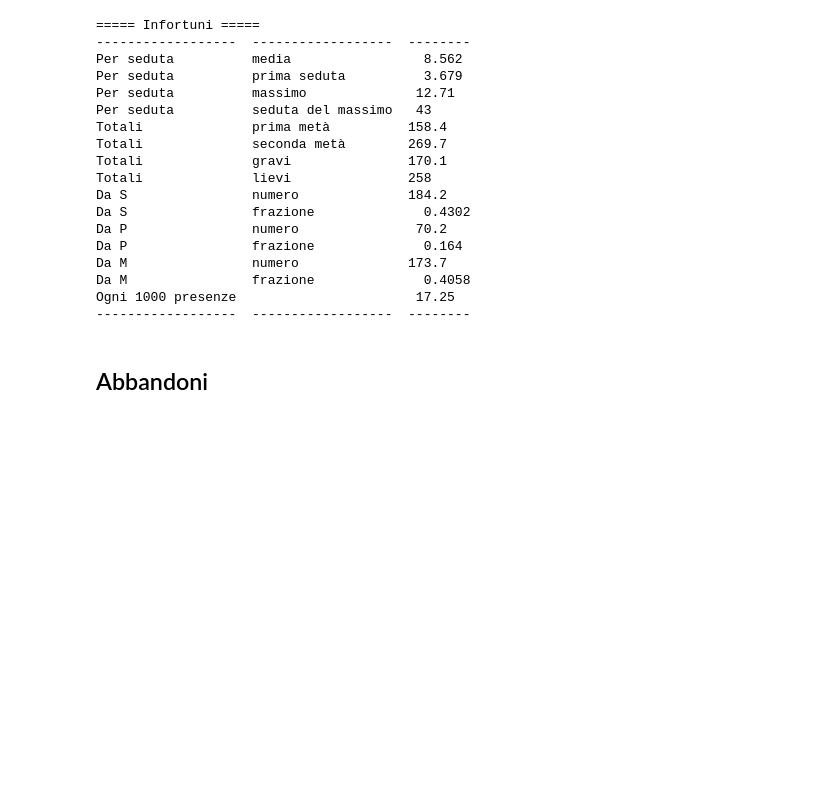
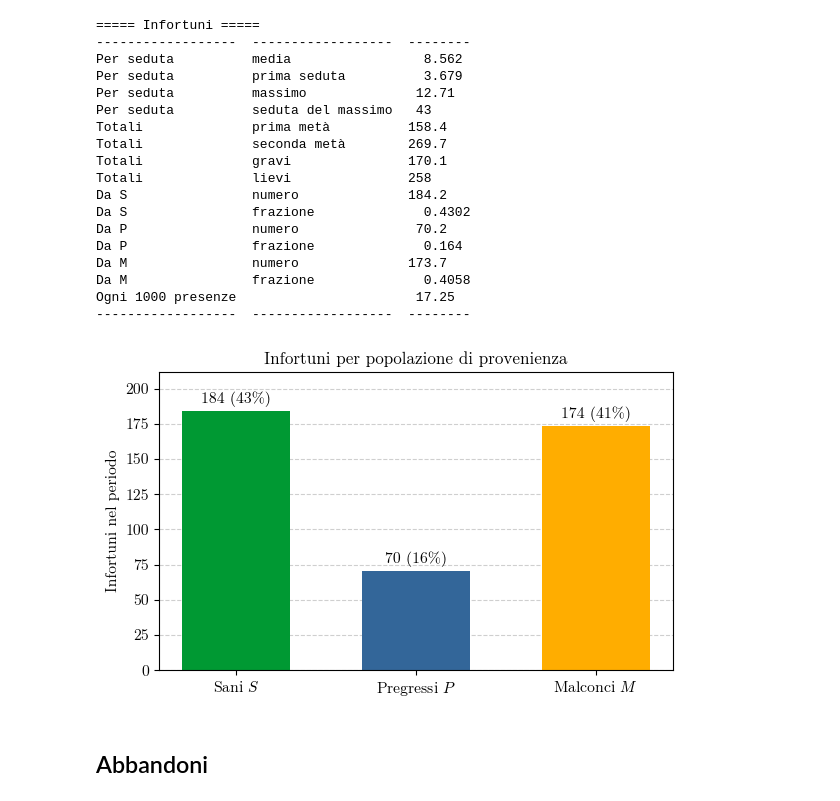
Before and after one commit to Urbani-Ludovico/bachelor-thesis, a Jupyter notebook: simulazioni/modello.ipynb, the cells around one changed output. Cells and saved outputs as stored; diff of their text form; code cells hidden in the pictures; blank space fills up the shorter version.

Commit message:
Added pictures and plots

```diff
--- a/simulazioni/modello.ipynb
+++ b/simulazioni/modello.ipynb
@@ -645,6 +646,28 @@ Da M                numero              173.7
 Da M                frazione              0.4058
 Ogni 1000 presenze                       17.25
 ------------------  ------------------  --------
+# %%
+origins: list[float] = [float(sum(injuries_from(calibrated_model, population))) for population in INJURY_POPULATIONS]
+colors: dict[str, str] = {population: color for population, color, _ in POPULATIONS}
+names: dict[str, str] = {population: title for population, _, title in POPULATIONS}
+
+fig, ax = plt.subplots()
+bars = ax.bar([f"{names[p]} ${p}$" for p in INJURY_POPULATIONS], origins,
+              color = [colors[p] for p in INJURY_POPULATIONS], width = 0.6)
+ax.bar_label(bars, labels = [f"{value:.0f} ({value / sum(origins):.0%})" for value in origins], padding = 3)
+
+ax.set_ylabel("Infortuni nel periodo")
+ax.set_title("Infortuni per popolazione di provenienza")
+ax.set_ylim(0, 1.15 * max(origins))
+ax.grid(True, axis = "y", linestyle = "--", alpha = 0.6)
+ax.set_axisbelow(True)
+
+plt.tight_layout()
+plt.savefig(os.path.join(SIMULATION_DIR, "infortuni_per_popolazione.pdf"), dpi = 300)
+plt.show()
+plt.close()
+# %% [output]
+[figure, added]
 # %% [markdown]
 ## Abbandoni
 # %%
```
Also changed, not shown: parts of 3 cells of this notebook, 26 other files.
